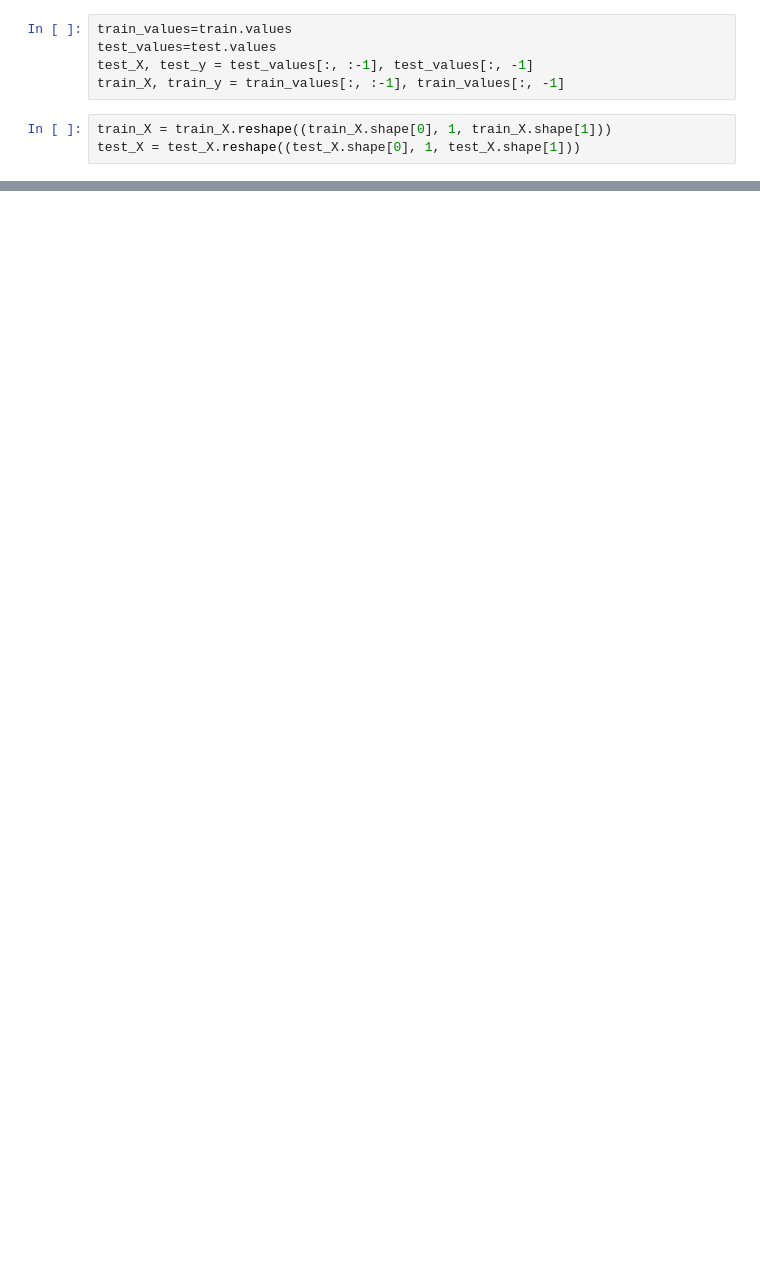
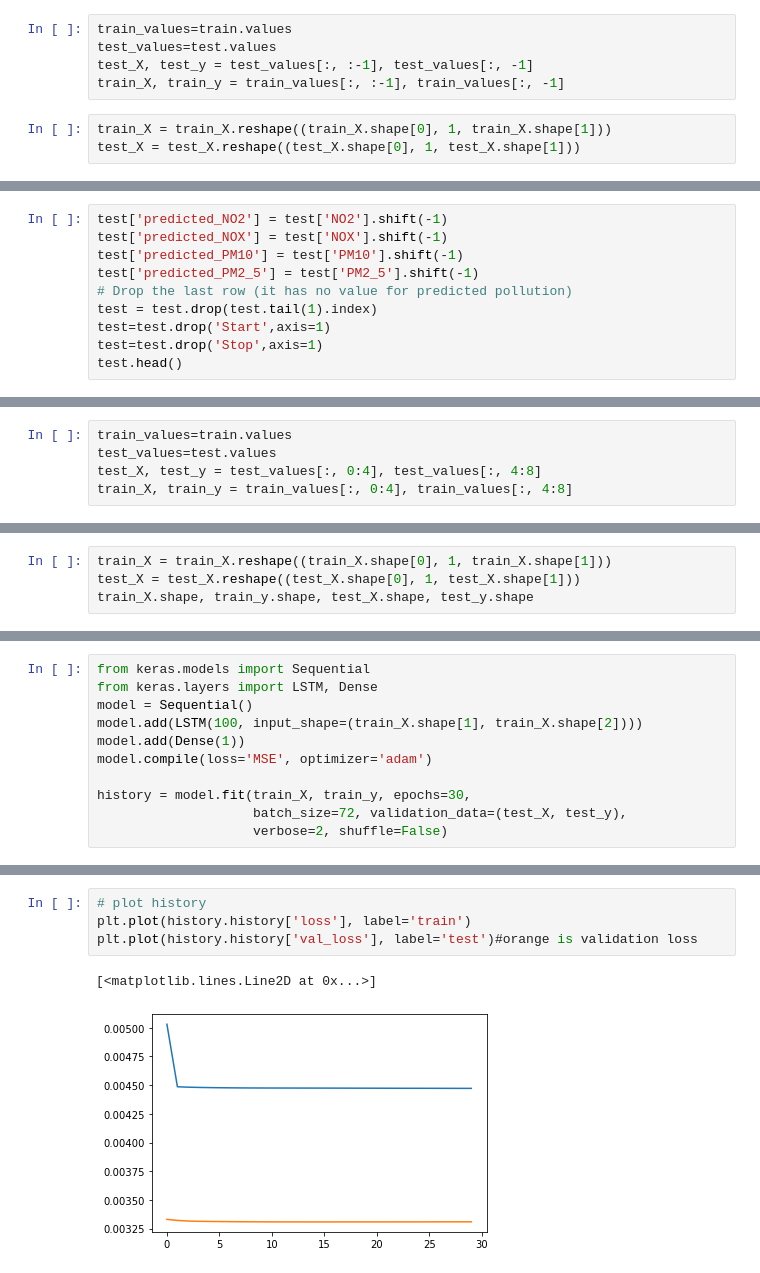
Before and after one commit to jadali17/Air-Quality-Prediction, a Jupyter notebook: new-lstm-model-shift.ipynb, the cells around one changed output, grey strips where cells are left out. Cells and saved outputs as stored; diff of their text form; blank space fills up the shorter version.

```diff
--- a/new-lstm-model-shift.ipynb
+++ b/new-lstm-model-shift.ipynb
@@ -148,0 +253,10 @@ plt.show()
+# %%
+test['predicted_NO2'] = test['NO2'].shift(-1)
+test['predicted_NOX'] = test['NOX'].shift(-1)
+test['predicted_PM10'] = test['PM10'].shift(-1)
+test['predicted_PM2_5'] = test['PM2_5'].shift(-1)
+# Drop the last row (it has no value for predicted pollution)
+test = test.drop(test.tail(1).index)
+test=test.drop('Start',axis=1)
+test=test.drop('Stop',axis=1)
+test.head()
@@ -148,0 +290,5 @@ plt.show()
+# %%
+train_values=train.values
+test_values=test.values
+test_X, test_y = test_values[:, 0:4], test_values[:, 4:8]
+train_X, train_y = train_values[:, 0:4], train_values[:, 4:8]
@@ -148,0 +315,4 @@ plt.show()
+# %%
+train_X = train_X.reshape((train_X.shape[0], 1, train_X.shape[1]))
+test_X = test_X.reshape((test_X.shape[0], 1, test_X.shape[1]))
+train_X.shape, train_y.shape, test_X.shape, test_y.shape
@@ -148,0 +321,11 @@ plt.show()
+# %%
+from keras.models import Sequential
+from keras.layers import LSTM, Dense
+model = Sequential()
+model.add(LSTM(100, input_shape=(train_X.shape[1], train_X.shape[2])))
+model.add(Dense(1))
+model.compile(loss='MSE', optimizer='adam')
+
+history = model.fit(train_X, train_y, epochs=30,
+                    batch_size=72, validation_data=(test_X, test_y),
+                    verbose=2, shuffle=False)
@@ -148,0 +350,7 @@ plt.show()
+# %%
+# plot history
+plt.plot(history.history['loss'], label='train')
+plt.plot(history.history['val_loss'], label='test')#orange is validation loss
+# %% [output]
+[<matplotlib.lines.Line2D at 0x...>]
+[figure, added]
```
Also changed, not shown: parts of 30 cells of this notebook, 31 other files.
